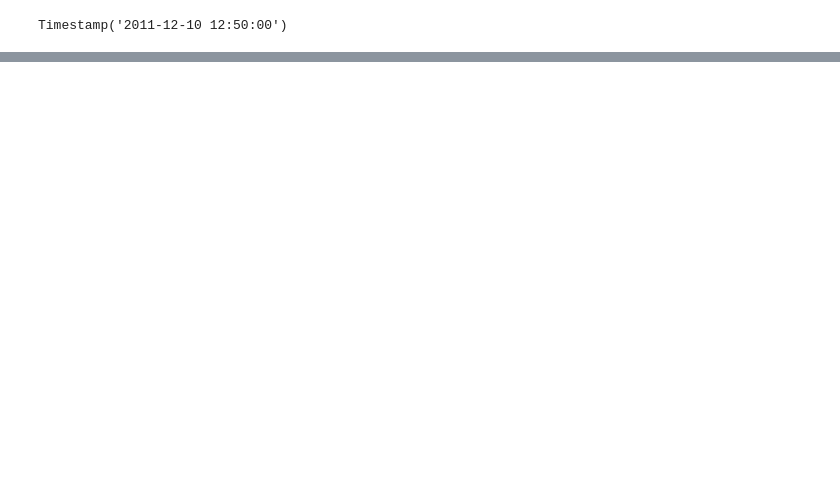
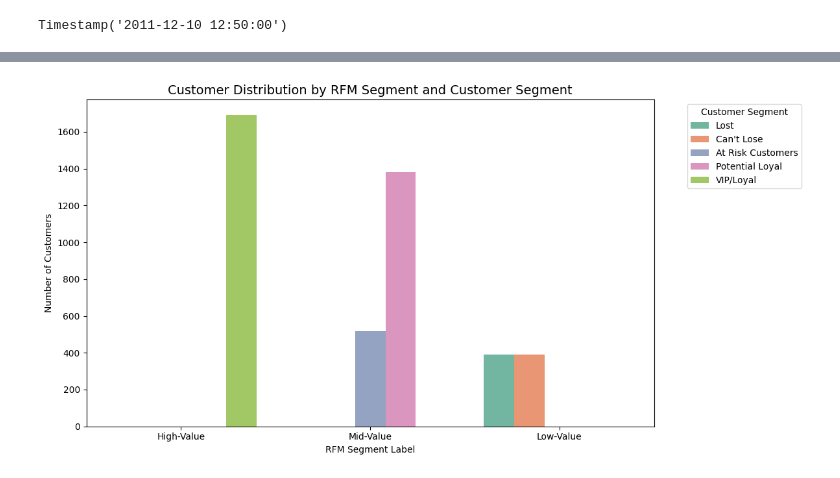
Before and after one commit to Shandeep-Raula/Customer-Segmentaion-Using-RFM-Model, a Jupyter notebook: customer-segmentaion.ipynb, the cells around one changed output, grey strips where cells are left out. Cells and saved outputs as stored; diff of their text form; code cells hidden in the pictures; blank space fills up the shorter version.

```diff
--- a/customer-segmentaion.ipynb
+++ b/customer-segmentaion.ipynb
@@ -68,0 +175,5 @@ Timestamp('2011-12-10 12:50:00')
+# %%
+bins = [0, 3.99, 4.99, 5.99, 8.99, 12]
+labels = ['Lost', "Can't Lose", 'At Risk Customers', 'Potential Loyal', 'VIP/Loyal']
+
+rfm['RFM_Customer_Segments'] = pd.cut(rfm['RFM_Score'], bins=bins, labels=labels)
@@ -68,0 +190,5 @@ Timestamp('2011-12-10 12:50:00')
+# %%
+segment_product_counts = rfm.groupby(['RFM_Segment_Label', 'RFM_Customer_Segments']).size().reset_index(name='Count')
+
+
+segment_product_counts = segment_product_counts.sort_values('Count', ascending=False)
@@ -68,0 +214,21 @@ Timestamp('2011-12-10 12:50:00')
+# %%
+plt.figure(figsize=(12, 6))
+sns.barplot(
+    data=segment_product_counts,
+    x='RFM_Segment_Label',
+    y='Count',
+    hue='RFM_Customer_Segments',
+    palette='Set2'
+)
+
+# Add plot labels and title
+plt.title('Customer Distribution by RFM Segment and Customer Segment', fontsize=14)
+plt.xlabel('RFM Segment Label')
+plt.ylabel('Number of Customers')
+plt.legend(title='Customer Segment', bbox_to_anchor=(1.05, 1), loc='upper left')
+
+# Tidy layout
+plt.tight_layout()
+plt.show()
+# %% [output]
+[figure, added]
```
Also changed, not shown: parts of 16 cells of this notebook.
